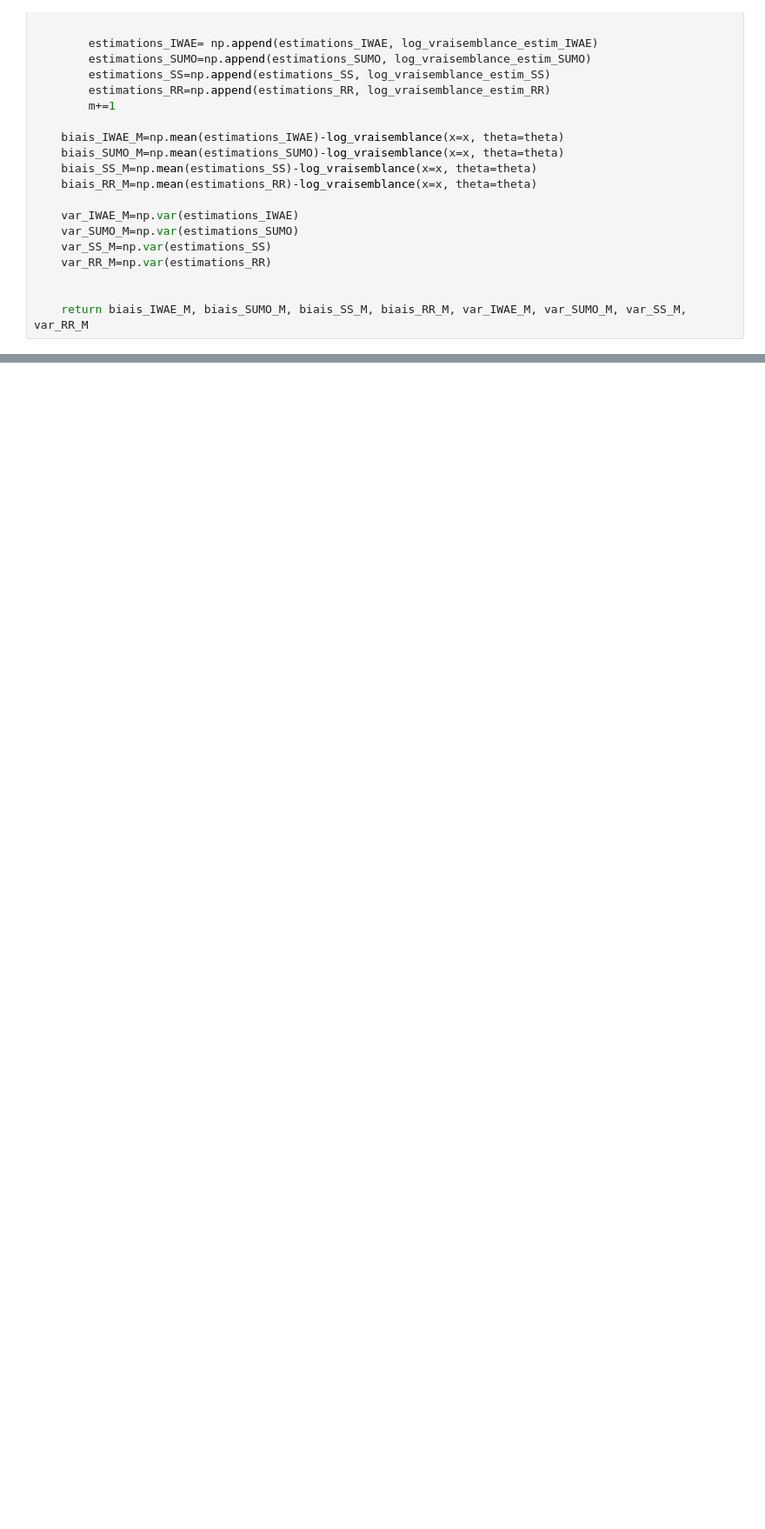
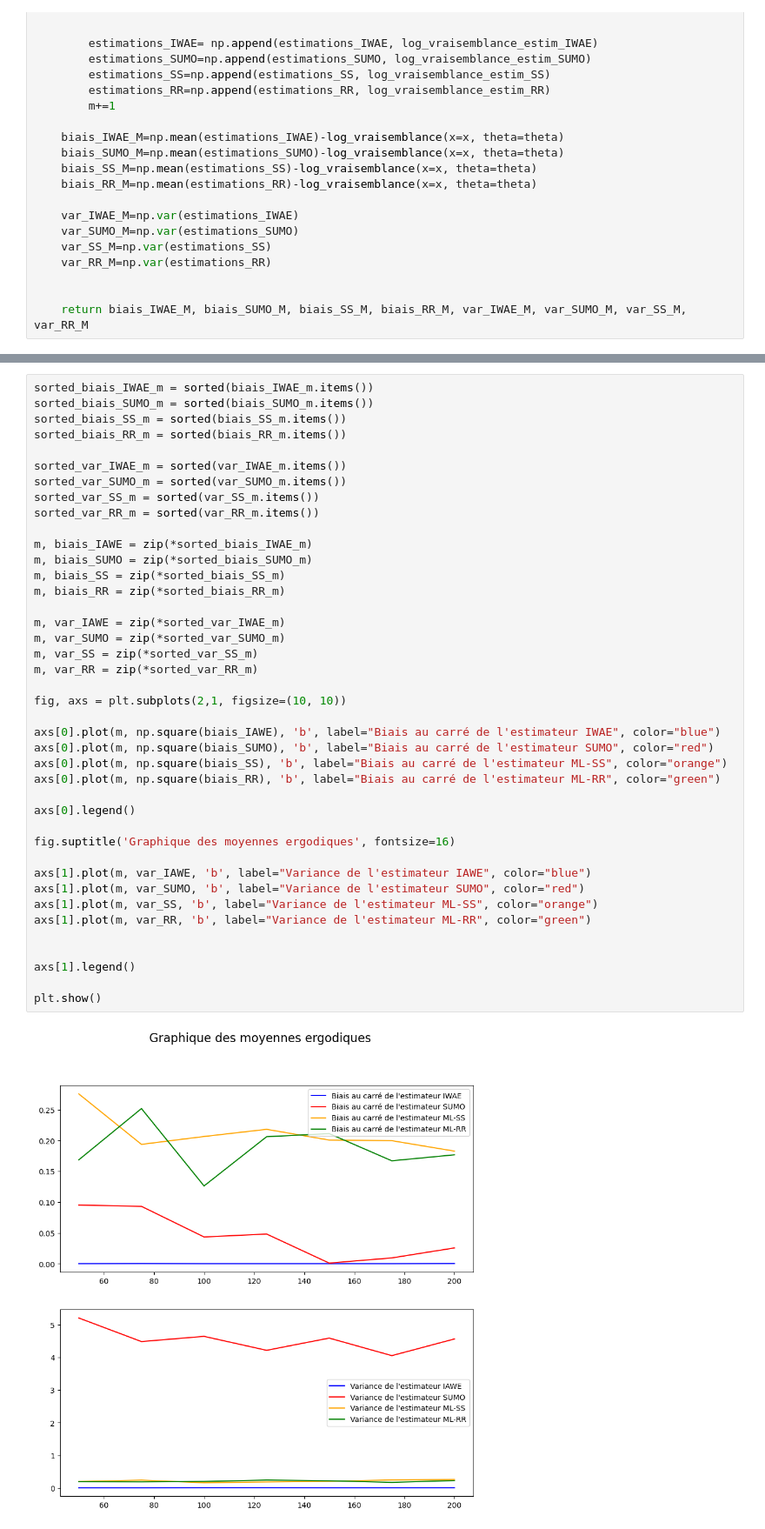
Before and after one commit to yanisrem/Simulation_and_Monte_Carlo_methods_project, a Jupyter notebook: Etude_log_vraisemblance.ipynb, the cells around one changed output, grey strips where cells are left out. Shown at 87% size. Cells and saved outputs as stored; diff of their text form; blank space fills up the shorter version.

```diff
--- a/Etude_log_vraisemblance.ipynb
+++ b/Etude_log_vraisemblance.ipynb
@@ -191,0 +127,43 @@ plt.show()
+# %%
+sorted_biais_IWAE_m = sorted(biais_IWAE_m.items())
+sorted_biais_SUMO_m = sorted(biais_SUMO_m.items())
+sorted_biais_SS_m = sorted(biais_SS_m.items())
+sorted_biais_RR_m = sorted(biais_RR_m.items())
+
+sorted_var_IWAE_m = sorted(var_IWAE_m.items())
+sorted_var_SUMO_m = sorted(var_SUMO_m.items())
+sorted_var_SS_m = sorted(var_SS_m.items())
+sorted_var_RR_m = sorted(var_RR_m.items())
+
+m, biais_IAWE = zip(*sorted_biais_IWAE_m)
+m, biais_SUMO = zip(*sorted_biais_SUMO_m)
+m, biais_SS = zip(*sorted_biais_SS_m)
+m, biais_RR = zip(*sorted_biais_RR_m)
+
+m, var_IAWE = zip(*sorted_var_IWAE_m)
+m, var_SUMO = zip(*sorted_var_SUMO_m)
+m, var_SS = zip(*sorted_var_SS_m)
+m, var_RR = zip(*sorted_var_RR_m)
+
+fig, axs = plt.subplots(2,1, figsize=(10, 10))
+
+axs[0].plot(m, np.square(biais_IAWE), 'b', label="Biais au carré de l'estimateur IWAE", color="blue")
+axs[0].plot(m, np.square(biais_SUMO), 'b', label="Biais au carré de l'estimateur SUMO", color="red")
+axs[0].plot(m, np.square(biais_SS), 'b', label="Biais au carré de l'estimateur ML-SS", color="orange")
+axs[0].plot(m, np.square(biais_RR), 'b', label="Biais au carré de l'estimateur ML-RR", color="green")
+
+axs[0].legend()
+
+fig.suptitle('Graphique des moyennes ergodiques', fontsize=16)
+
+axs[1].plot(m, var_IAWE, 'b', label="Variance de l'estimateur IAWE", color="blue")
+axs[1].plot(m, var_SUMO, 'b', label="Variance de l'estimateur SUMO", color="red")
+axs[1].plot(m, var_SS, 'b', label="Variance de l'estimateur ML-SS", color="orange")
+axs[1].plot(m, var_RR, 'b', label="Variance de l'estimateur ML-RR", color="green")
+
+
+axs[1].legend()
+
+plt.show()
+# %% [output]
+[figure, added]
```
Also changed, not shown: parts of 7 cells of this notebook, 2 other files.
